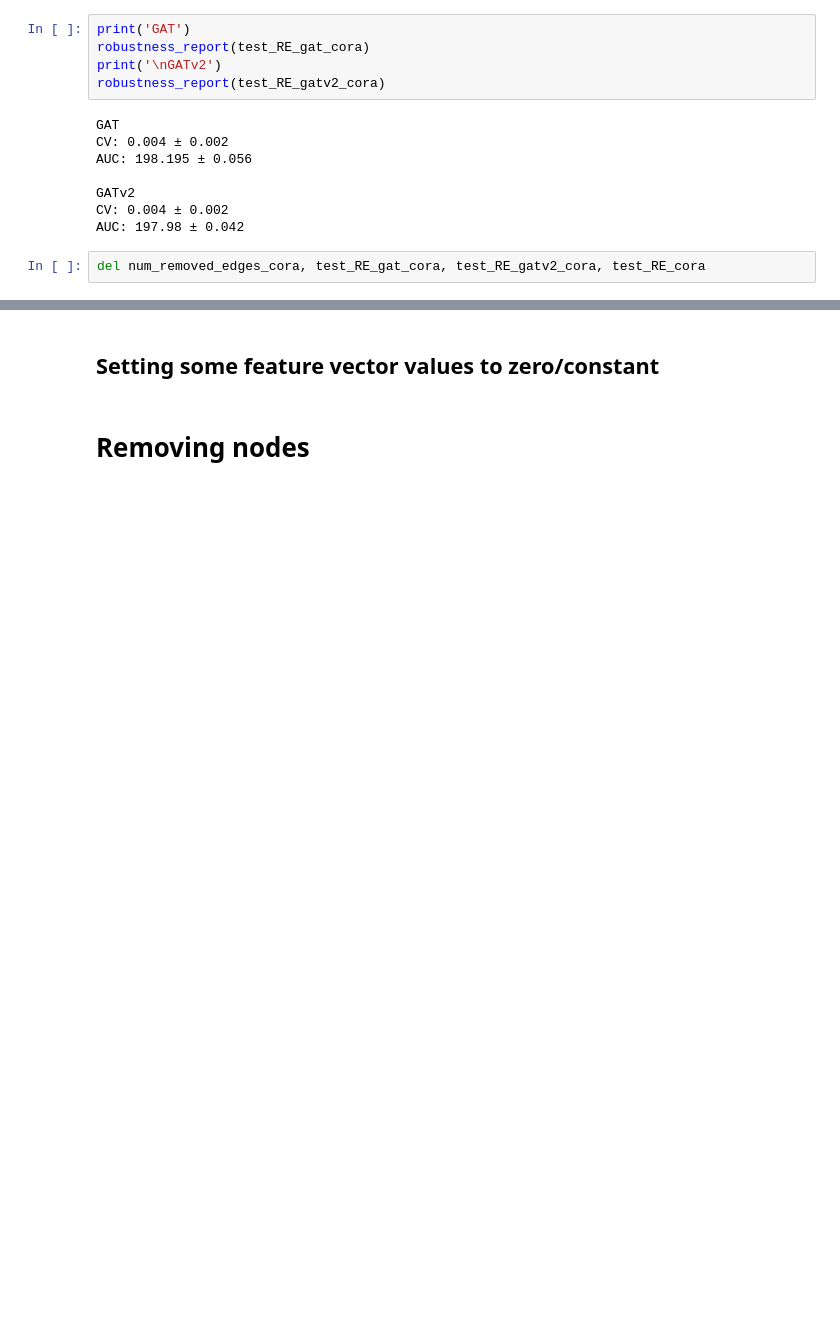
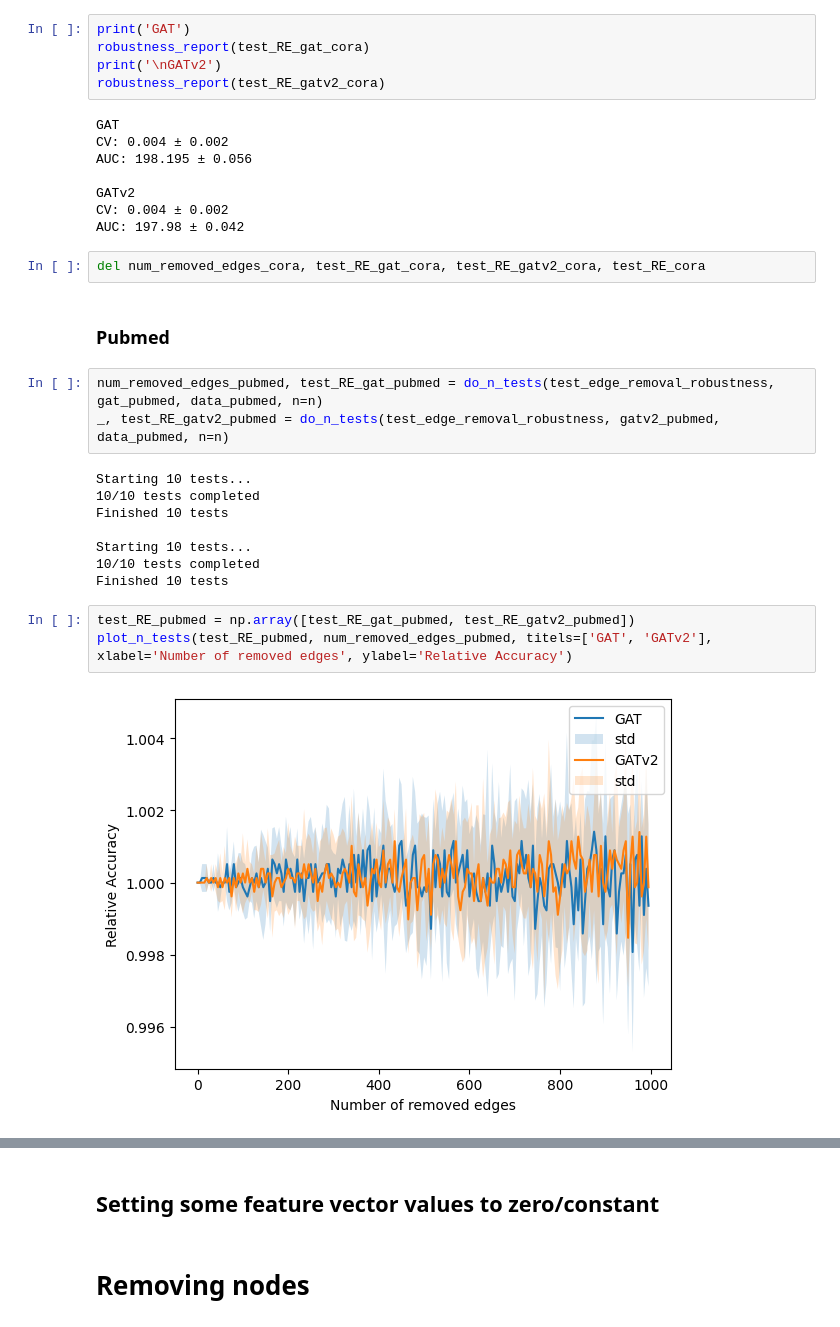
Before and after one commit to KarlRisager/ATDL_A3, a Jupyter notebook: workerNB.ipynb, the cells around one changed output, grey strips where cells are left out. Saved outputs shown, nothing was run; the diff lists cells and outputs as text; blank space fills up the shorter version.

```diff
--- a/workerNB.ipynb
+++ b/workerNB.ipynb
@@ -423,3 +523,21 @@ CV: 0.004 ± 0.002
 AUC: 197.98 ± 0.042
 # %%
 del num_removed_edges_cora, test_RE_gat_cora, test_RE_gatv2_cora, test_RE_cora
+# %% [markdown]
+### Pubmed
+# %%
+num_removed_edges_pubmed, test_RE_gat_pubmed = do_n_tests(test_edge_removal_robustness, gat_pubmed, data_pubmed, n=n)
+_, test_RE_gatv2_pubmed = do_n_tests(test_edge_removal_robustness, gatv2_pubmed, data_pubmed, n=n)
+# %% [output]
+Starting 10 tests...
+10/10 tests completed
+Finished 10 tests
+
+Starting 10 tests...
+10/10 tests completed
+Finished 10 tests
+# %%
+test_RE_pubmed = np.array([test_RE_gat_pubmed, test_RE_gatv2_pubmed])
+plot_n_tests(test_RE_pubmed, num_removed_edges_pubmed, titels=['GAT', 'GATv2'], xlabel='Number of removed edges', ylabel='Relative Accuracy')
+# %% [output]
+[figure, added]
```
Also changed, not shown: parts of 18 cells of this notebook.
